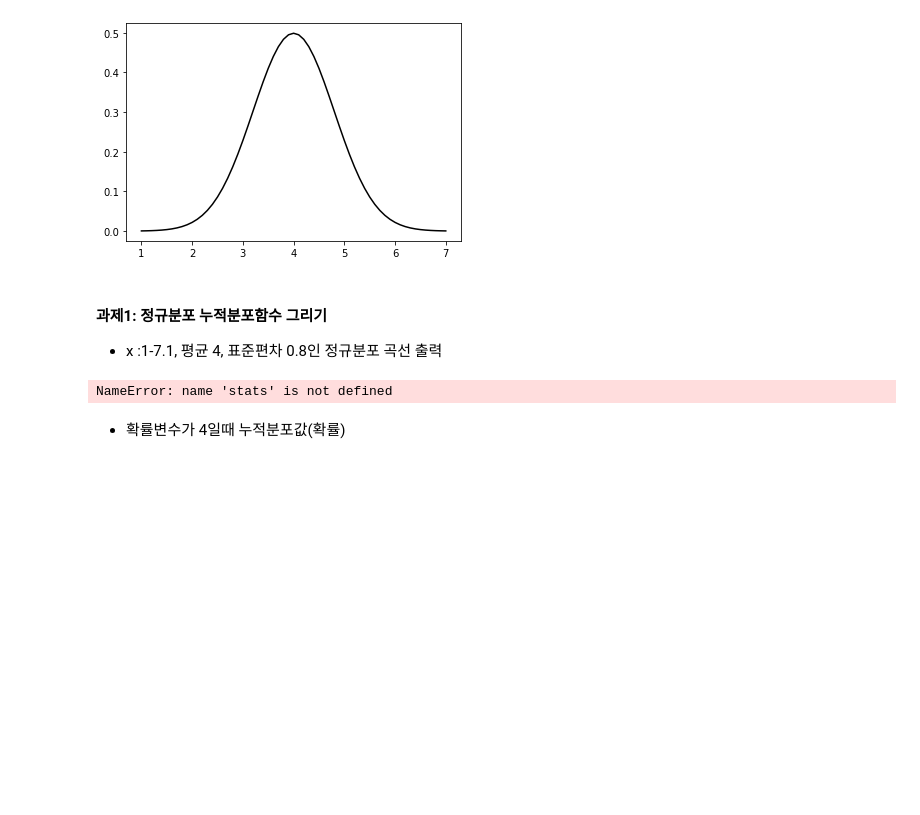
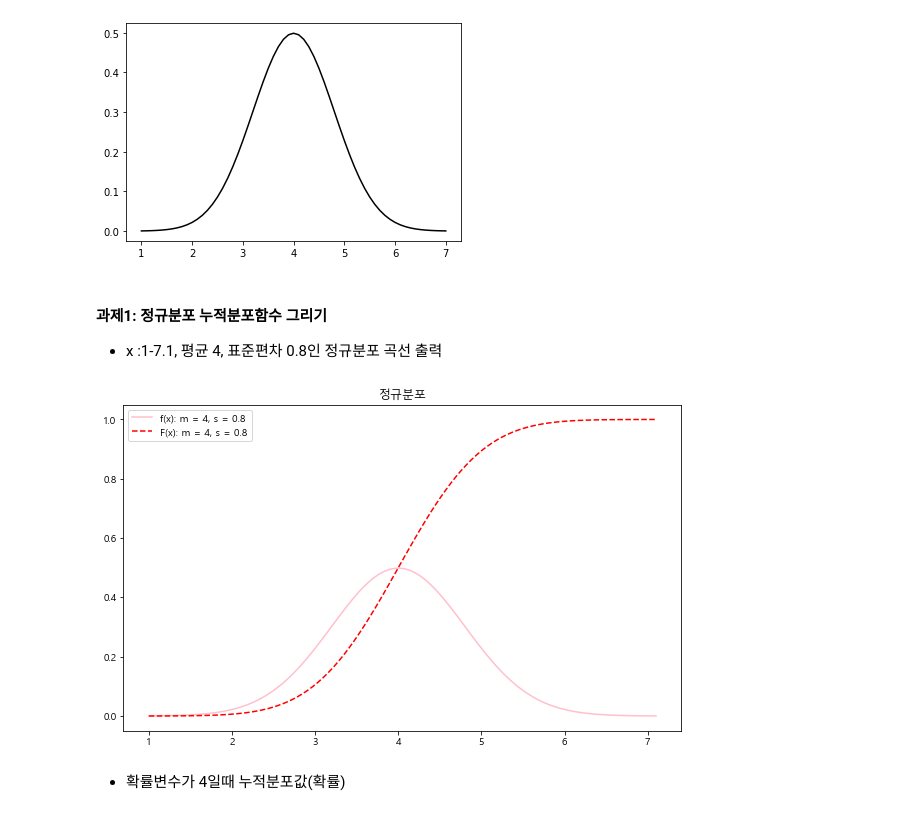
Before and after one commit to choi-aerim/cakd7_class, a Jupyter notebook: m3_ 통계/Statistcs_2.ipynb, the cells around one changed output. Drawn from its saved outputs; the diff is of its cells as text; code cells hidden in the pictures; blank space fills up the shorter version.

```diff
--- a/m3_ 통계/Statistcs_2.ipynb
+++ b/m3_ 통계/Statistcs_2.ipynb
@@ -645,24 +646,24 @@ from matplotlib import rc
 # %%
 rc('font', family='Malgun Gothic')
 plt.rcParams['axes.unicode_minus']=False     # 마이너스 부호 깨짐 방지
 
-rv = stats.norm(4, 0.8)
+rv = scipy.stats.norm(4, 0.8)
 
 xs = np.linspace(1, 7.1, 100)
 ys = rv.pdf(xs)
 ys2 = rv.cdf(xs)
 
 fig = plt.figure(figsize = (10,6))
 ax = fig.add_subplot(111)
 
 ax.plot(xs, ys, color = 'pink', label = 'f(x): m = 4, s = 0.8')
 ax.plot(xs, ys2, color = 'red',label = 'F(x): m = 4, s = 0.8', linestyle = '--')
 ax.set_title('정규분포')
 ax.legend()
 
 plt.show()
 # %% [output]
-NameError: name 'stats' is not defined
+[figure, added]
 # %% [markdown]
 - 확률변수가 4일때 누적분포값(확률)
 # %%
```
Also changed, not shown: parts of 1 cell of this notebook.
